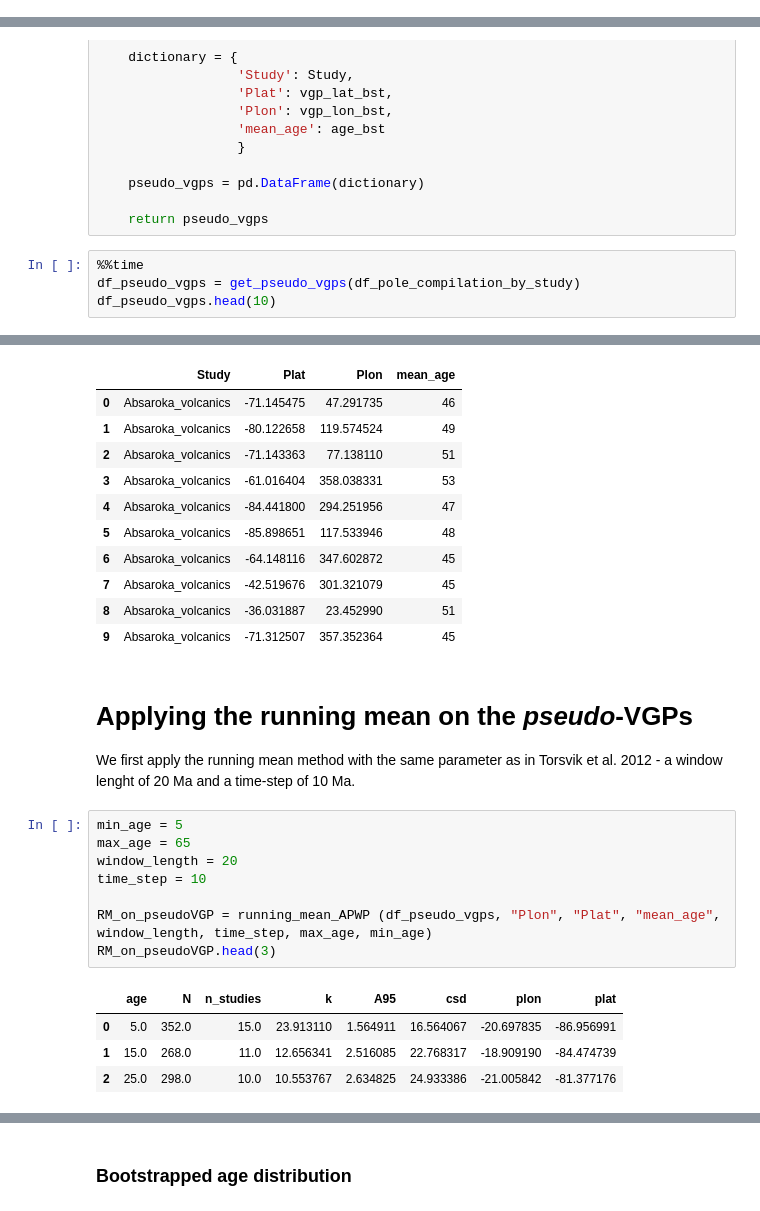
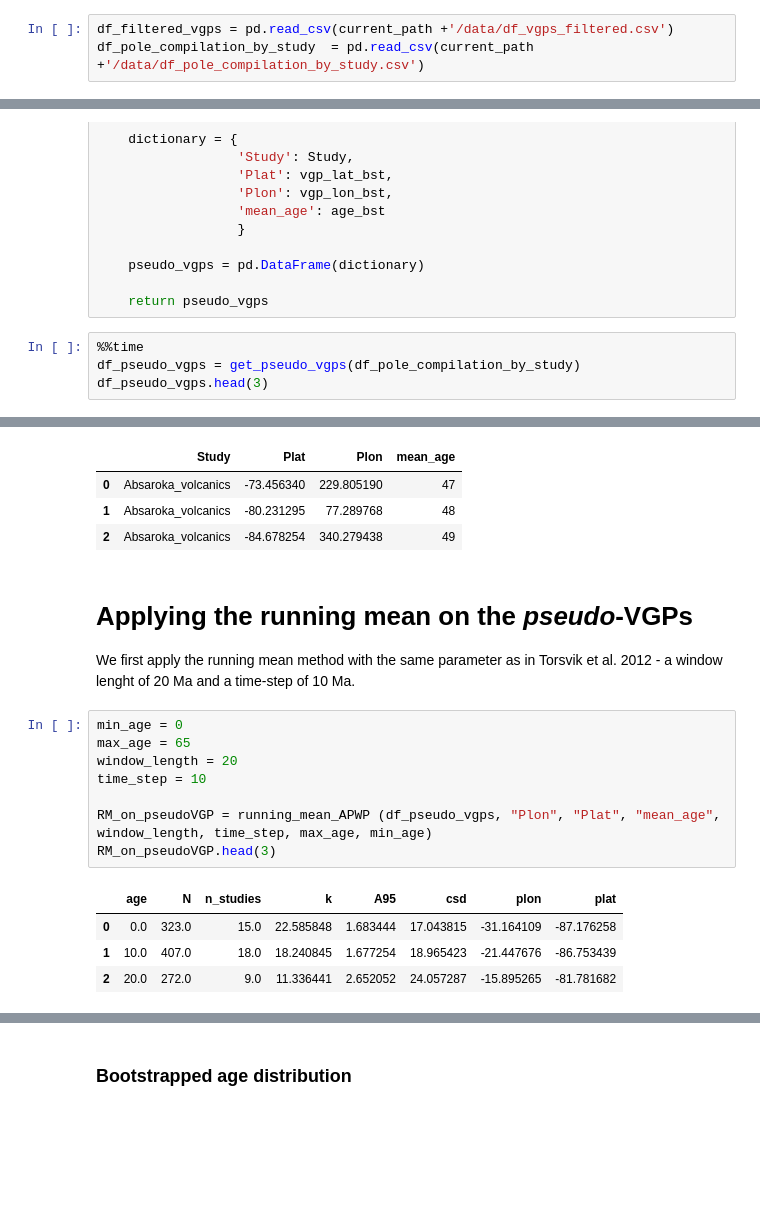
Before and after one commit to PolarWandering/Young_CEED, a Jupyter notebook: 3_APWP_simlated vgp-based APWP.ipynb, the cells around one changed output, grey strips where cells are left out. Saved outputs shown, nothing was run; the diff lists cells and outputs as text; blank space fills up the shorter version.

```diff
--- a/3_APWP_simlated vgp-based APWP.ipynb
+++ b/3_APWP_simlated vgp-based APWP.ipynb
@@ -31,3 +31,6 @@ df_filtered_vgps, df_pole_compilation_by_study = dfs_vgps_recomputed_poles(data_
+# %%
+df_filtered_vgps = pd.read_csv(current_path +'/data/df_vgps_filtered.csv')
+df_pole_compilation_by_study  = pd.read_csv(current_path +'/data/df_pole_compilation_by_study.csv')
 # %%
 df_pole_compilation_by_study.head()
 # %% [output]
@@ -79,5 +82,5 @@ def get_pseudo_vgps(df):
 # %%
 %%time
 df_pseudo_vgps = get_pseudo_vgps(df_pole_compilation_by_study)
-df_pseudo_vgps.head(10)
+df_pseudo_vgps.head(3)
 # %% [output]
@@ -85,19 +88,12 @@ Wall time: 196 ms
 |  | Study | Plat | Plon | mean_age |
-| 0 | Absaroka_volcanics | -71.145475 | 47.291735 | 46 |
-| 1 | Absaroka_volcanics | -80.122658 | 119.574524 | 49 |
-| 2 | Absaroka_volcanics | -71.143363 | 77.138110 | 51 |
-| 3 | Absaroka_volcanics | -61.016404 | 358.038331 | 53 |
-| 4 | Absaroka_volcanics | -84.441800 | 294.251956 | 47 |
-| 5 | Absaroka_volcanics | -85.898651 | 117.533946 | 48 |
-| 6 | Absaroka_volcanics | -64.148116 | 347.602872 | 45 |
-| 7 | Absaroka_volcanics | -42.519676 | 301.321079 | 45 |
-| 8 | Absaroka_volcanics | -36.031887 | 23.452990 | 51 |
-| 9 | Absaroka_volcanics | -71.312507 | 357.352364 | 45 |
+| 0 | Absaroka_volcanics | -73.456340 | 229.805190 | 47 |
+| 1 | Absaroka_volcanics | -80.231295 | 77.289768 | 48 |
+| 2 | Absaroka_volcanics | -84.678254 | 340.279438 | 49 |
 # %% [markdown]
 # Applying the running mean on the *pseudo*-VGPs
 We first apply the running mean method with the same parameter as in Torsvik et al. 2012 - a window lenght of 20 Ma and a time-step of 10 Ma.
 # %%
-min_age = 5
+min_age = 0
 max_age = 65
 window_length = 20
 time_step = 10
@@ -106,9 +102,9 @@ RM_on_pseudoVGP = running_mean_APWP (df_pseudo_vgps, "Plon", "Plat", "mean_age",
 RM_on_pseudoVGP.head(3)
 # %% [output]
 |  | age | N | n_studies | k | A95 | csd | plon | plat |
-| 0 | 5.0 | 352.0 | 15.0 | 23.913110 | 1.564911 | 16.564067 | -20.697835 | -86.956991 |
-| 1 | 15.0 | 268.0 | 11.0 | 12.656341 | 2.516085 | 22.768317 | -18.909190 | -84.474739 |
-| 2 | 25.0 | 298.0 | 10.0 | 10.553767 | 2.634825 | 24.933386 | -21.005842 | -81.377176 |
+| 0 | 0.0 | 323.0 | 15.0 | 22.585848 | 1.683444 | 17.043815 | -31.164109 | -87.176258 |
+| 1 | 10.0 | 407.0 | 18.0 | 18.240845 | 1.677254 | 18.965423 | -21.447676 | -86.753439 |
+| 2 | 20.0 | 272.0 | 9.0 | 11.336441 | 2.652052 | 24.057287 | -15.895265 | -81.781682 |
 # %%
 extent = [-180,180,-50,-50]
 plot_pseudoVGPs_and_APWP(extent, df_pseudo_vgps, RM_on_pseudoVGP)
```
Also changed, not shown: parts of 10 cells of this notebook.
